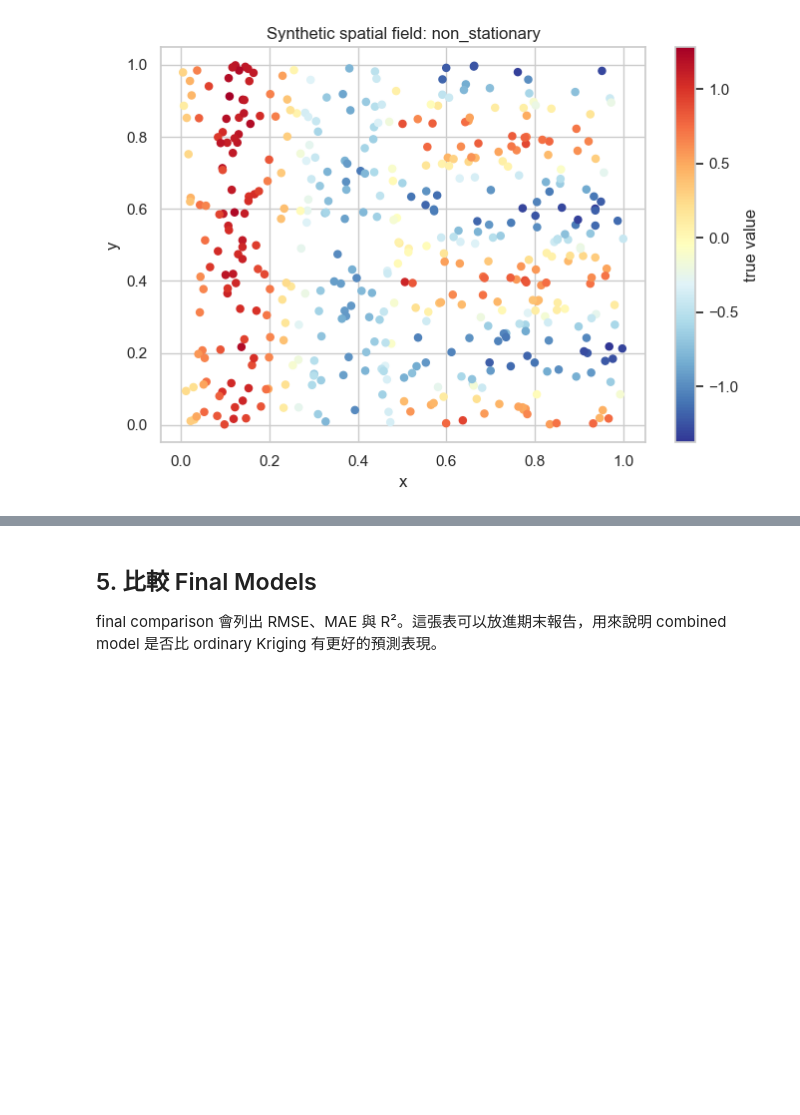
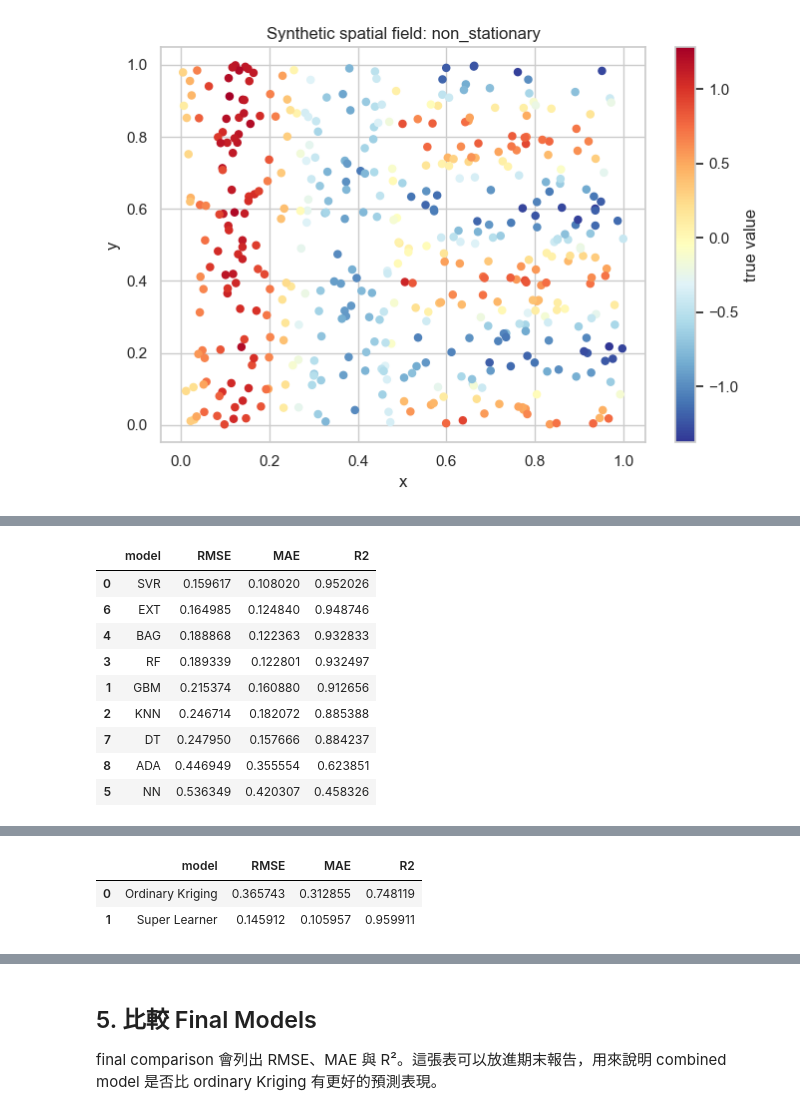
Before and after one commit to shu-ming0808/use_ML_with_kriging, a Jupyter notebook: main/02_paper_reproduction_simulation.ipynb, the cells around one changed output, grey strips where cells are left out. Saved outputs shown, nothing was run; the diff lists cells and outputs as text; code cells hidden in the pictures; blank space fills up the shorter version.

```diff
--- a/main/02_paper_reproduction_simulation.ipynb
+++ b/main/02_paper_reproduction_simulation.ipynb
@@ -132,0 +82,76 @@ spatial baseline: OrdinaryKriging
+# %%
+def ordinary_kriging_predict(train_xy, train_y, target_xy, variogram_model='spherical'):
+    ok = OrdinaryKriging(
+        train_xy[:, 0],
+        train_xy[:, 1],
+        train_y,
+        variogram_model=variogram_model,
+        verbose=False,
+        enable_plotting=False,
+    )
+    pred, var = ok.execute('points', target_xy[:, 0], target_xy[:, 1])
+    return np.asarray(pred, dtype=float), np.asarray(var, dtype=float)
+
+
+def build_paper_super_learner(random_state=42):
+    base_models = [
+        ('SVR', SVR(kernel='rbf', gamma='scale', C=1e4, epsilon=0.01)),
+        ('GBM', GradientBoostingRegressor(learning_rate=0.25, n_estimators=1000, min_samples_split=4, random_state=random_state)),
+        ('KNN', KNeighborsRegressor(n_neighbors=2, p=2)),
+        ('RF', RandomForestRegressor(n_estimators=2000, max_depth=None, min_samples_split=2, random_state=random_state, n_jobs=-1)),
+        ('BAG', BaggingRegressor(n_estimators=3000, max_features=1.0, random_state=random_state, n_jobs=-1)),
+        ('NN', MLPRegressor(hidden_layer_sizes=(10, 10), activation='relu', solver='adam', batch_size=80, max_iter=400, random_state=random_state)),
+        ('EXT', ExtraTreesRegressor(n_estimators=2500, random_state=random_state, n_jobs=-1)),
+        ('DT', DecisionTreeRegressor(max_depth=14, random_state=random_state)),
+        ('ADA', AdaBoostRegressor(n_estimators=700, random_state=random_state)),
+    ]
+    return StackingRegressor(
+        estimators=base_models,
+        final_estimator=LinearRegression(),
+        cv=5,
+        n_jobs=-1,
+        passthrough=False,
+    )
+
+train, test = train_test_split(sim, test_size=0.35, random_state=42)
+X_train = train[['x', 'y']].to_numpy()
+y_train = train['z'].to_numpy()
+X_test = test[['x', 'y']].to_numpy()
+y_test = test['z'].to_numpy()
+
+kr_pred, kr_var = ordinary_kriging_predict(X_train, y_train, X_test)
+
+super_learner = build_paper_super_learner(random_state=42)
+super_learner.fit(X_train, y_train)
+ml_pred = super_learner.predict(X_test)
+
+def metric_row(name, pred):
+    return {'model': name, 'RMSE': mean_squared_error(y_test, pred)**0.5, 'MAE': mean_absolute_error(y_test, pred), 'R2': r2_score(y_test, pred)}
+
+base_results = []
+for name, estimator in super_learner.named_estimators_.items():
+    pred = estimator.predict(X_test)
+    base_results.append(metric_row(name, pred))
+base_results = pd.DataFrame(base_results).sort_values('RMSE')
+display(base_results)
+
+meta_weights = pd.DataFrame({
+    'base_learner': list(super_learner.named_estimators_.keys()),
+    'stacking_weight': super_learner.final_estimator_.coef_,
+})
+meta_weights['abs_weight'] = meta_weights['stacking_weight'].abs()
+meta_weights = meta_weights.sort_values('abs_weight', ascending=False)
+display(meta_weights)
+
+pd.DataFrame([metric_row('Ordinary Kriging', kr_pred), metric_row('Super Learner', ml_pred)])
+# %% [output]
+|  | model | RMSE | MAE | R2 |
+| 0 | SVR | 0.159617 | 0.108020 | 0.952026 |
+| 6 | EXT | 0.164985 | 0.124840 | 0.948746 |
+| 4 | BAG | 0.188868 | 0.122363 | 0.932833 |
+| 3 | RF | 0.189339 | 0.122801 | 0.932497 |
+| 1 | GBM | 0.215374 | 0.160880 | 0.912656 |
+| 2 | KNN | 0.246714 | 0.182072 | 0.885388 |
+| 7 | DT | 0.247950 | 0.157666 | 0.884237 |
+| 8 | ADA | 0.446949 | 0.355554 | 0.623851 |
+| 5 | NN | 0.536349 | 0.420307 | 0.458326 |
@@ -133,3 +168,6 @@ spatial baseline: OrdinaryKriging
+|  | model | RMSE | MAE | R2 |
+| 0 | Ordinary Kriging | 0.365743 | 0.312855 | 0.748119 |
+| 1 | Super Learner | 0.145912 | 0.105957 | 0.959911 |
 # %% [markdown]
 ## 4. 最佳化 Fusion Weight
 
```
Also changed, not shown: parts of 8 cells of this notebook, 6 other files.
